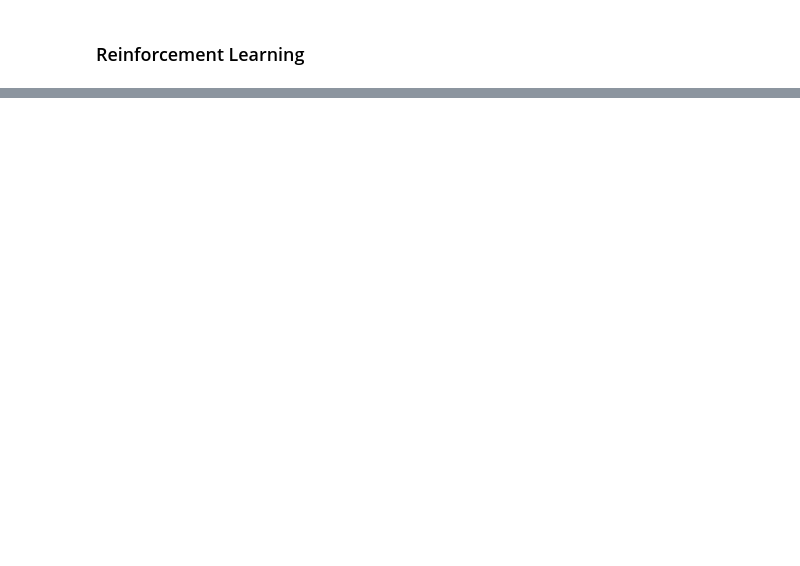
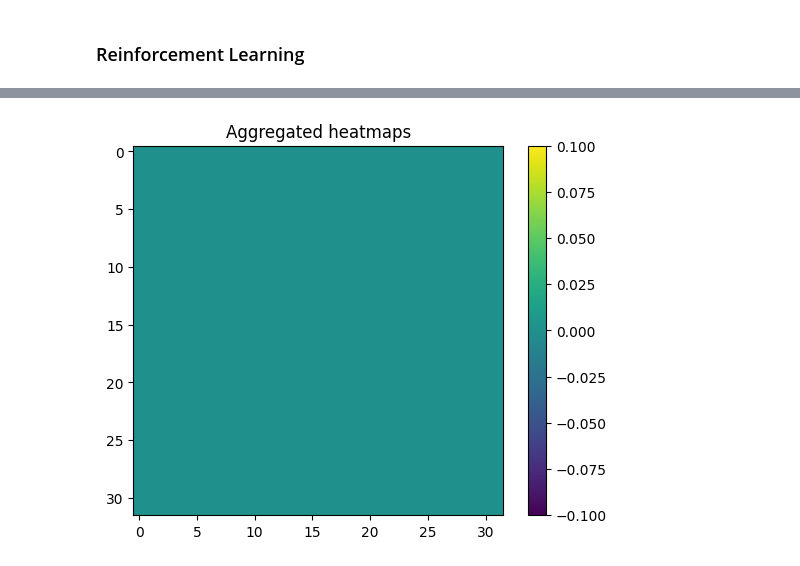
Before and after one commit to Vincent-Therrien/diurnal, a Jupyter notebook: demo/reinforcement_learning.ipynb, the cells around one changed output, grey strips where cells are left out. Cells and saved outputs as stored; diff of their text form; code cells hidden in the pictures; blank space fills up the shorter version.

Commit message:
Tests d'AR

```diff
--- a/demo/reinforcement_learning.ipynb
+++ b/demo/reinforcement_learning.ipynb
@@ -114,2 +116,28 @@ visualize.heatmap(train_y[0], title = "Secondary Structure Example")
 # %% [markdown]
 ### Reinforcement Learning
+# %%
+from diurnal.models.reinforcement import agents, networks
+
+model = reinforcement.RL(
+    q_table=networks.DQN1,
+    agent=agents.SRLA1,
+    N=SIZE,
+    n_actions=6,
+    n_max_epochs=500,
+    n_max_episodes=500,
+    optimizer=optim.Adam,
+    loss_fn=nn.MSELoss,
+    optimizer_args={"eps": 1e-4},
+    loss_fn_args=None,
+    use_half=True,
+    patience=5,
+    verbosity=2,
+)
+# %%
+model.train(
+    {
+        "input": train_x,
+        "output": train_y,
+        "names": None
+    }
+)
@@ -115,0 +162,6 @@ visualize.heatmap(train_y[0], title = "Secondary Structure Example")
+# %%
+p = model._predict(test_x[0][0], test_x[1][0])
+# %%
+visualize.heatmap(p.detach().cpu().numpy())
+# %% [output]
+[figure, added]
```
Also changed, not shown: parts of 5 cells of this notebook, 7 other files.
